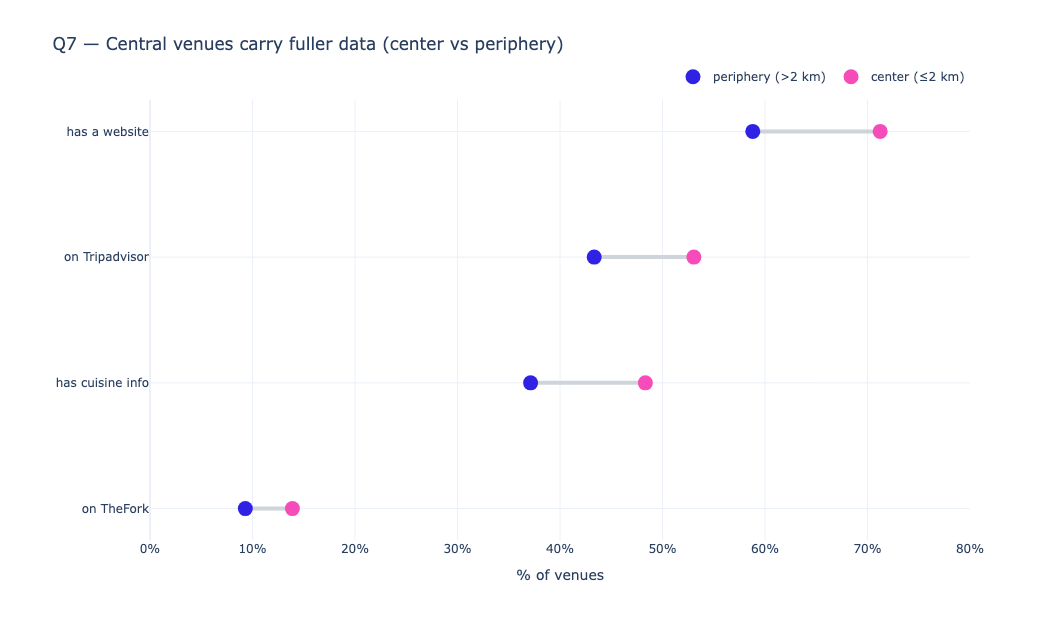
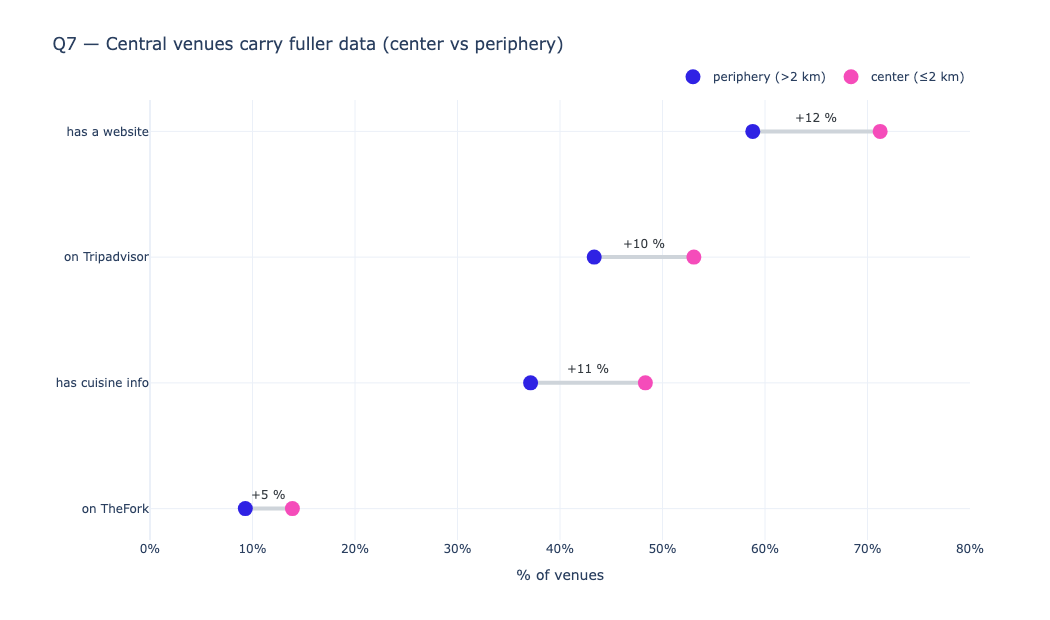
Unified diff of the notebook cell whose output changed from the first chart to the second:
--- before
+++ after
@@ -13,5 +13,11 @@
 fig.add_trace(go.Scatter(x=db["center"], y=db.index, mode="markers", name="center (≤2 km)",
     marker=dict(size=15, color="#F54CBA")))
-fig.update_layout(template="plotly_white", margin=dict(l=150),
+# Gap (center − periphery) labelled directly over each connector — the headline number.
+for s in db.index:
+    _gap = db.loc[s, "center"] - db.loc[s, "periphery"]
+    _mid = (db.loc[s, "center"] + db.loc[s, "periphery"]) / 2
+    fig.add_annotation(x=_mid, y=s, text=f"+{_gap:.0f} %", showarrow=False, yshift=14,
+                       font=dict(size=12, color="#343A40"))
+fig.update_layout(template="plotly_white", height=520, margin=dict(l=150),
     title="Q7 — Central venues carry fuller data (center vs periphery)",
     xaxis=dict(title="% of venues", ticksuffix="%", range=[0, 80]),

Commit: fix annotations